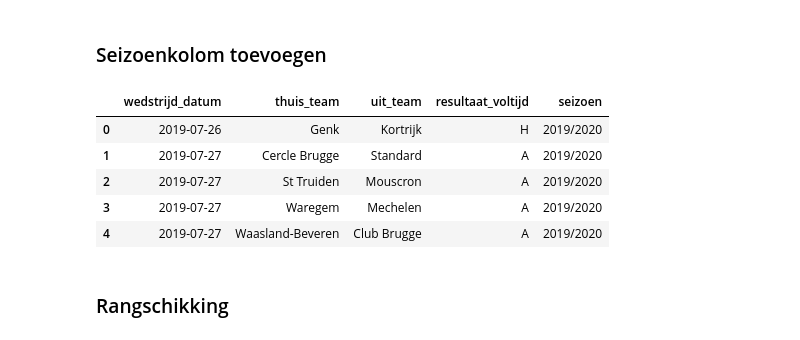
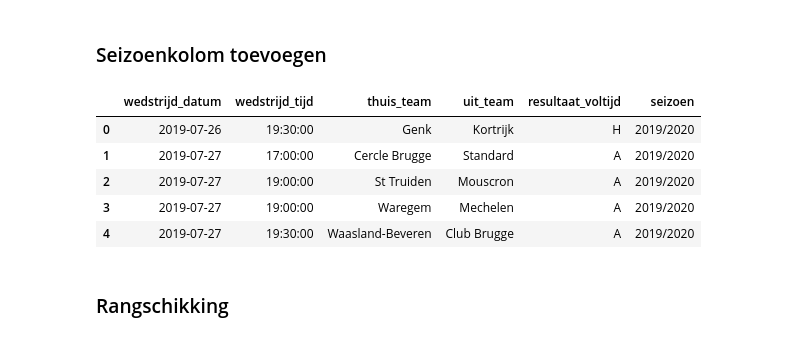
Before and after one commit to Torbendes/Bachelorproef, a Jupyter notebook: code/analyse/jpl_analyse.ipynb, the cells around one changed output. Drawn from its saved outputs; the diff is of its cells as text; code cells hidden in the pictures.

```diff
--- a/code/analyse/jpl_analyse.ipynb
+++ b/code/analyse/jpl_analyse.ipynb
@@ -50,17 +52,18 @@ Commentaar over de structuur van de data
 # %%
 server = 'localhost'
 database = 'JPL_Data'
-username = 'tds'
-password = 'tds'
+# username = 'tds'
+# password = 'tds'
 
 conn_str = (
-    "DRIVER={ODBC Driver 18 for SQL Server};"
+    "DRIVER={ODBC Driver 17 for SQL Server};"
     f"SERVER={server};"
     f"DATABASE={database};"
-    f"UID={username};"
-    f"PWD={password};"
-    "Encrypt=yes;"
-    "TrustServerCertificate=yes;"
+#    f"UID={username};"
+#    f"PWD={password};"
+#    "Encrypt=yes;"
+#    "TrustServerCertificate=yes;"
+    "Trusted_Connection=yes;"
 )
 conn = pyodbc.connect(conn_str)
 # %% [markdown]
@@ -357,23 +360,23 @@ df = wedstrijden_compleet_df.copy()
 # %%
 def seizoen_bepalen(datum):
     jaar = datum.year
     if datum.month >= 7:  # juli-december → nieuw seizoen startjaar
         return f"{jaar}/{jaar+1}"
     else:                # januari-juni → vorig jaar als startjaar
         return f"{jaar-1}/{jaar}"
 
 # Voeg kolom toe
 df['seizoen'] = df['wedstrijd_datum'].apply(seizoen_bepalen)
 
 # Controleer relevante kolommen
-df[['wedstrijd_datum', 'thuis_team', 'uit_team', 'resultaat_voltijd', 'seizoen']].head()
+df[['wedstrijd_datum', 'wedstrijd_tijd', 'thuis_team', 'uit_team', 'resultaat_voltijd', 'seizoen']].head()
 # %% [output]
-|  | wedstrijd_datum | thuis_team | uit_team | resultaat_voltijd | seizoen |
-| 0 | 2019-07-26 | Genk | Kortrijk | H | 2019/2020 |
-| 1 | 2019-07-27 | Cercle Brugge | Standard | A | 2019/2020 |
-| 2 | 2019-07-27 | St Truiden | Mouscron | A | 2019/2020 |
-| 3 | 2019-07-27 | Waregem | Mechelen | A | 2019/2020 |
-| 4 | 2019-07-27 | Waasland-Beveren | Club Brugge | A | 2019/2020 |
+|  | wedstrijd_datum | wedstrijd_tijd | thuis_team | uit_team | resultaat_voltijd | seizoen |
+| 0 | 2019-07-26 | 19:30:00 | Genk | Kortrijk | H | 2019/2020 |
+| 1 | 2019-07-27 | 17:00:00 | Cercle Brugge | Standard | A | 2019/2020 |
+| 2 | 2019-07-27 | 19:00:00 | St Truiden | Mouscron | A | 2019/2020 |
+| 3 | 2019-07-27 | 19:00:00 | Waregem | Mechelen | A | 2019/2020 |
+| 4 | 2019-07-27 | 19:30:00 | Waasland-Beveren | Club Brugge | A | 2019/2020 |
 # %% [markdown]
 ### Rangschikking
 # %%
```
Also changed, not shown: parts of 33 cells of this notebook, 26 other files.
